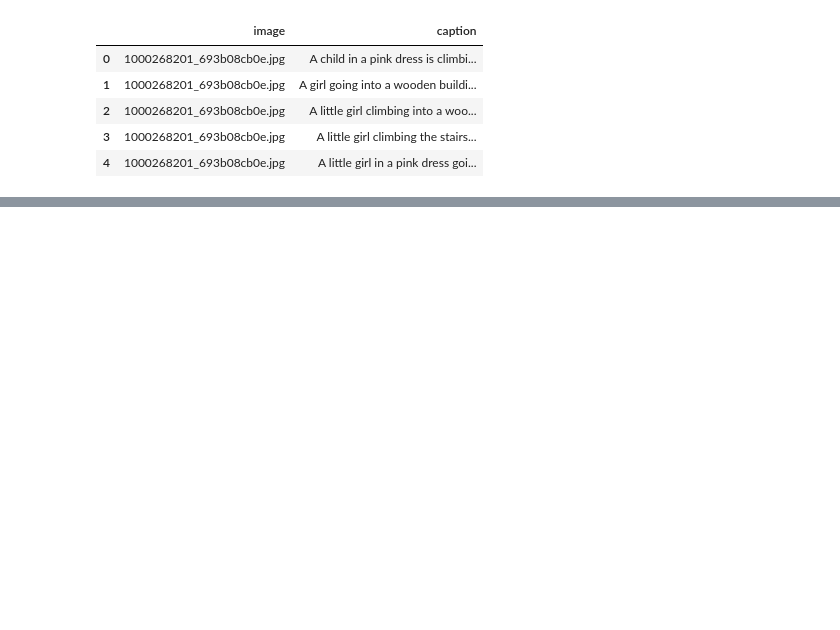
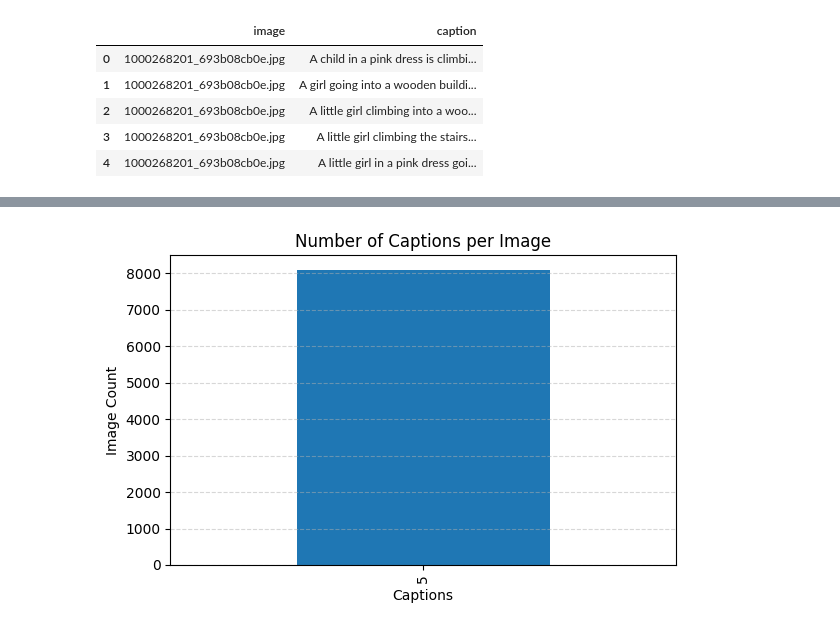
Before and after one commit to xxyourmoon/ml-image-captioning, a Jupyter notebook: notebooks/01_data_exploration.ipynb, the cells around one changed output, grey strips where cells are left out. Drawn from its saved outputs; the diff is of its cells as text; code cells hidden in the pictures; blank space fills up the shorter version.

```diff
--- a/notebooks/01_data_exploration.ipynb
+++ b/notebooks/01_data_exploration.ipynb
@@ -4,12 +38,5 @@ import pandas as pd
 # %%
 BASE = "../dataset"
 
-images_dir=os.path.join(
-BASE,
-"Images"
-)
-
-captions_path=os.path.join(
-BASE,
-"captions.txt"
-)
+images_dir = os.path.join(BASE, "Images")
+captions_path = os.path.join(BASE, "captions.txt")
@@ -37,0 +86,8 @@ df["image"]
+# %%
+n_unique = df["image"].nunique()
+print(f"Unique images: {n_unique}")
+
+caps_per_img = df["image"].value_counts()
+print(f"Captions per image — min: {caps_per_img.min()}, "
+      f"max: {caps_per_img.max()}, "
+      f"mean: {caps_per_img.mean():.1f}")
@@ -37,0 +162,10 @@ df["image"]
+# %%
+caps_per_img.value_counts().sort_index().plot(kind="bar", figsize=(6, 4))
+plt.title("Number of Captions per Image")
+plt.xlabel("Captions")
+plt.ylabel("Image Count")
+plt.grid(axis="y", linestyle="--", alpha=0.5)
+plt.tight_layout()
+plt.show()
+# %% [output]
+[figure, added]
```
Also changed, not shown: parts of 29 cells of this notebook, 18 other files.
